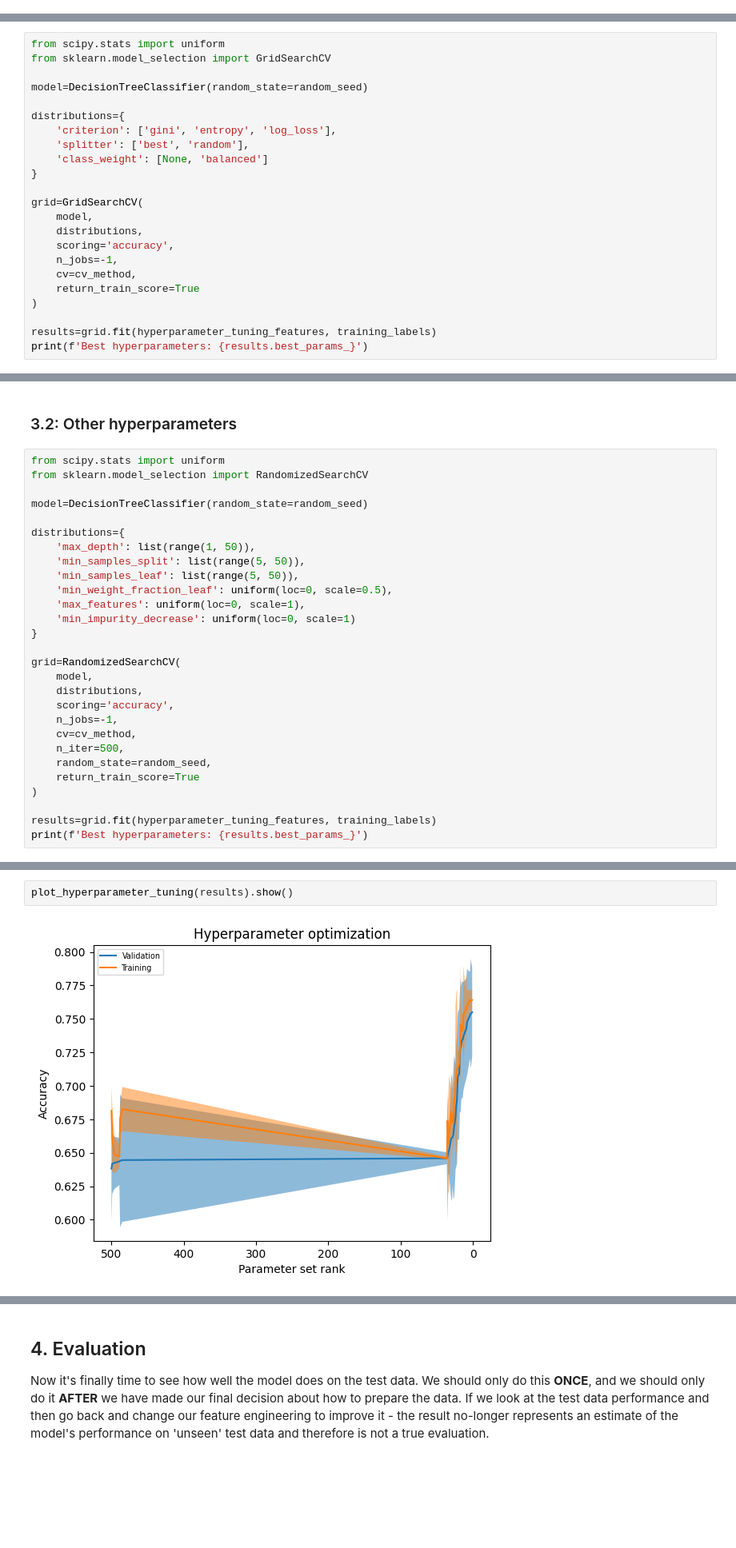
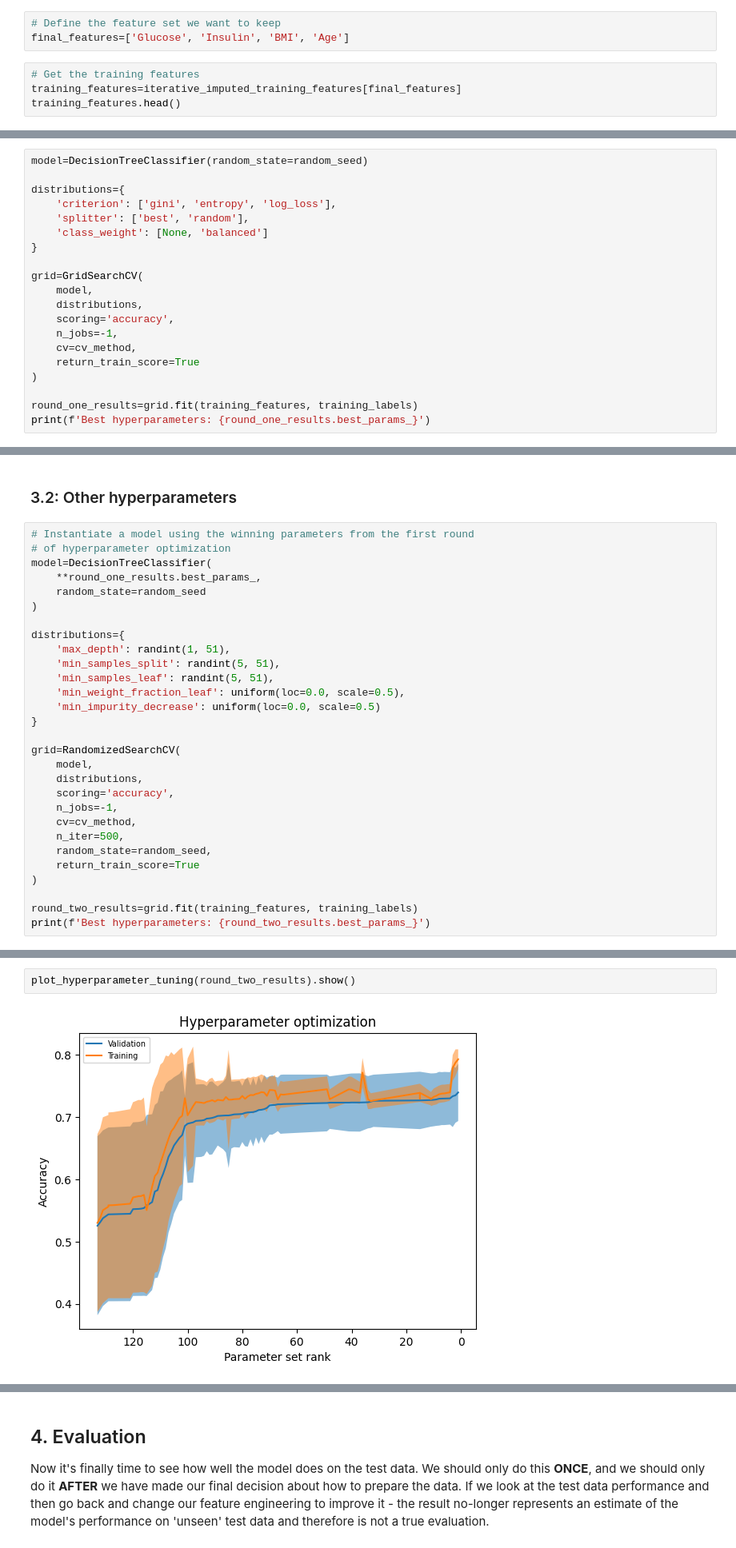
Before and after one commit to gperdrizet/DS-ML_course_materials, a Jupyter notebook: project_solution_notebooks/02-descision_trees.ipynb, the cells around one changed output, grey strips where cells are left out. Shown at 80% size. Saved outputs shown, nothing was run; the diff lists cells and outputs as text; blank space fills up the shorter version.

Commit message:
Finished first run-through of notebooks 1, 2 and 3.

```diff
--- a/project_solution_notebooks/02-descision_trees.ipynb
+++ b/project_solution_notebooks/02-descision_trees.ipynb
@@ -574,0 +563,7 @@ plot_cross_validation('Feature engineering experiments', experiments).show()
+# %%
+# Define the feature set we want to keep
+final_features=['Glucose', 'Insulin', 'BMI', 'Age']
+# %%
+# Get the training features
+training_features=iterative_imputed_training_features[final_features]
+training_features.head()
@@ -590,7 +642,4 @@ hyperparameter_experiments={
 # %%
-from scipy.stats import uniform
-from sklearn.model_selection import GridSearchCV
-
 model=DecisionTreeClassifier(random_state=random_seed)
 
 distributions={
@@ -608,6 +657,6 @@ grid=GridSearchCV(
     return_train_score=True
 )
 
-results=grid.fit(hyperparameter_tuning_features, training_labels)
-print(f'Best hyperparameters: {results.best_params_}')
+round_one_results=grid.fit(training_features, training_labels)
+print(f'Best hyperparameters: {round_one_results.best_params_}')
 # %% [output]
@@ -656,18 +704,19 @@ plot_cross_validation('Hyperparameter optimization experiments', hyperparameter_
 # %% [markdown]
 ### 3.2: Other hyperparameters
 # %%
-from scipy.stats import uniform
-from sklearn.model_selection import RandomizedSearchCV
-
-model=DecisionTreeClassifier(random_state=random_seed)
+# Instantiate a model using the winning parameters from the first round
+# of hyperparameter optimization
+model=DecisionTreeClassifier(
+    **round_one_results.best_params_,
+    random_state=random_seed
+)
 
 distributions={
-    'max_depth': list(range(1, 50)),
-    'min_samples_split': list(range(5, 50)),
-    'min_samples_leaf': list(range(5, 50)),
-    'min_weight_fraction_leaf': uniform(loc=0, scale=0.5),
-    'max_features': uniform(loc=0, scale=1),
-    'min_impurity_decrease': uniform(loc=0, scale=1)
+    'max_depth': randint(1, 51),
+    'min_samples_split': randint(5, 51),
+    'min_samples_leaf': randint(5, 51),
+    'min_weight_fraction_leaf': uniform(loc=0.0, scale=0.5),
+    'min_impurity_decrease': uniform(loc=0.0, scale=0.5)
 }
 
 grid=RandomizedSearchCV(
@@ -681,6 +730,6 @@ grid=RandomizedSearchCV(
     return_train_score=True
 )
 
-results=grid.fit(hyperparameter_tuning_features, training_labels)
-print(f'Best hyperparameters: {results.best_params_}')
+round_two_results=grid.fit(training_features, training_labels)
+print(f'Best hyperparameters: {round_two_results.best_params_}')
 # %% [output]
@@ -688,7 +737,7 @@ Best hyperparameters: {'max_depth': 22, 'max_features': np.float64(0.59083326056
 # %%
-plot_hyperparameter_tuning(results).show()
+plot_hyperparameter_tuning(round_two_results).show()
 # %% [output]
-[figure, old version]
+[figure, new version]
 # %%
 # Instantiate a model using the winning parameters
 model=DecisionTreeClassifier(
```
Also changed, not shown: parts of 93 cells of this notebook, 2 other files.
